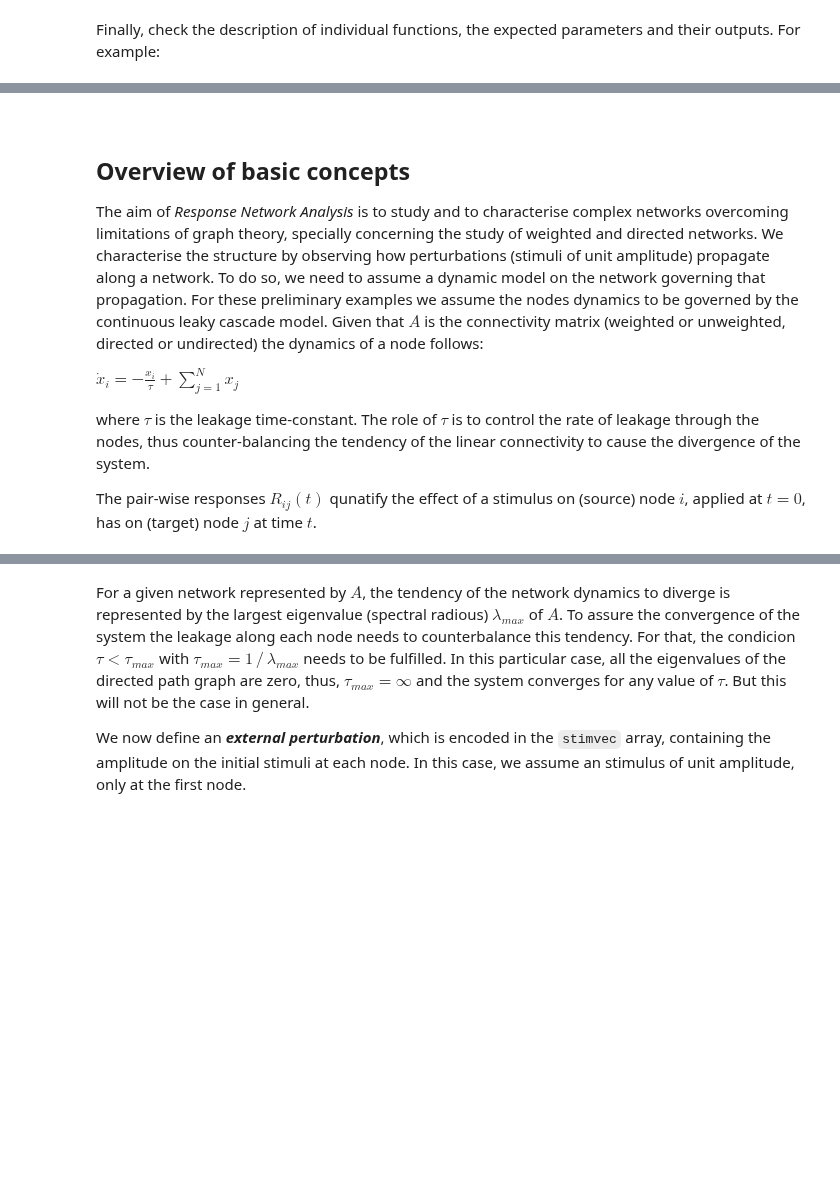
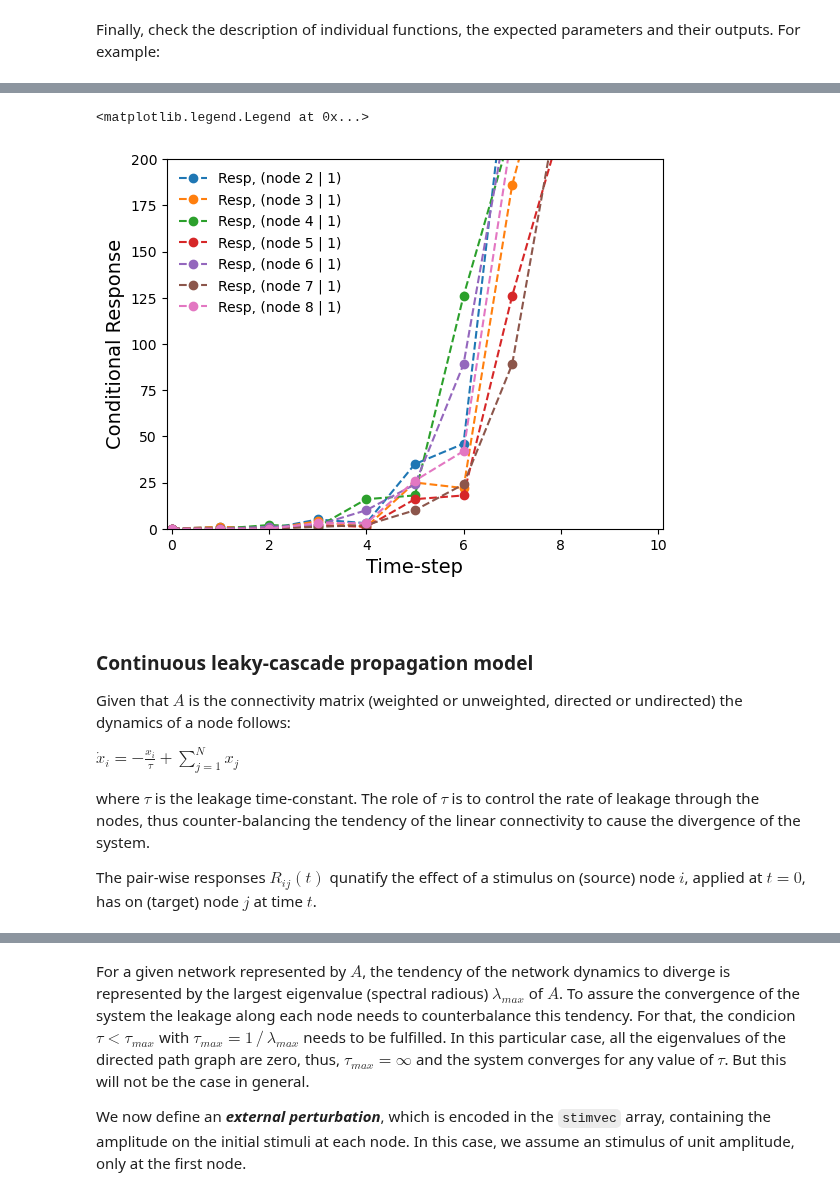
Before and after one commit to mb-BCA/SiReNetA_Tutorials, a Jupyter notebook: 1_GettingStarted.ipynb, the cells around one changed output, grey strips where cells are left out. Cells and saved outputs as stored; diff of their text form; code cells hidden in the pictures; blank space fills up the shorter version.

```diff
--- a/1_GettingStarted.ipynb
+++ b/1_GettingStarted.ipynb
@@ -92,9 +138,23 @@ import galib.tools
+# %%
+# Visualise temporal responses of nodes i = 2, 3, ... , 8 to stimulus in j = 1
+
+plt.figure()
+for i in range(1,8):
+    plt.plot(arange(tfinal+1), resps_dc[:,0,i], 'o--', label='Resp, (node %d | 1)' %(i+1) )
+plt.xlim(-0.1,10.1)
+plt.ylim(0,200)
+plt.xlabel('Time-step')
+plt.ylabel('Conditional Response')
+plt.legend(frameon=False)
+# %% [output]
+<matplotlib.legend.Legend at 0x...>
+[figure, added]
 # %% [markdown]
 <br/>
 
-## Overview of basic concepts
+### Continuous leaky-cascade propagation model
 
-The aim of *Response Network Analysis* is to study and to characterise complex networks overcoming limitations of graph theory, specially concerning the study of weighted and directed networks. We characterise the structure by observing how perturbations (stimuli of unit amplitude) propagate along a network. To do so, we need to assume a dynamic model on the network governing that propagation. For these preliminary examples we assume the nodes dynamics to be governed by the continuous leaky cascade model. Given that $A$ is the connectivity matrix (weighted or unweighted, directed or undirected) the dynamics of a node follows:
+Given that $A$ is the connectivity matrix (weighted or unweighted, directed or undirected) the dynamics of a node follows:
 
 $ \dot{x}_i = - \frac{x_i}{\tau} + \sum_{j=1}^N x_j $
 
```
Also changed, not shown: parts of 40 cells of this notebook.
